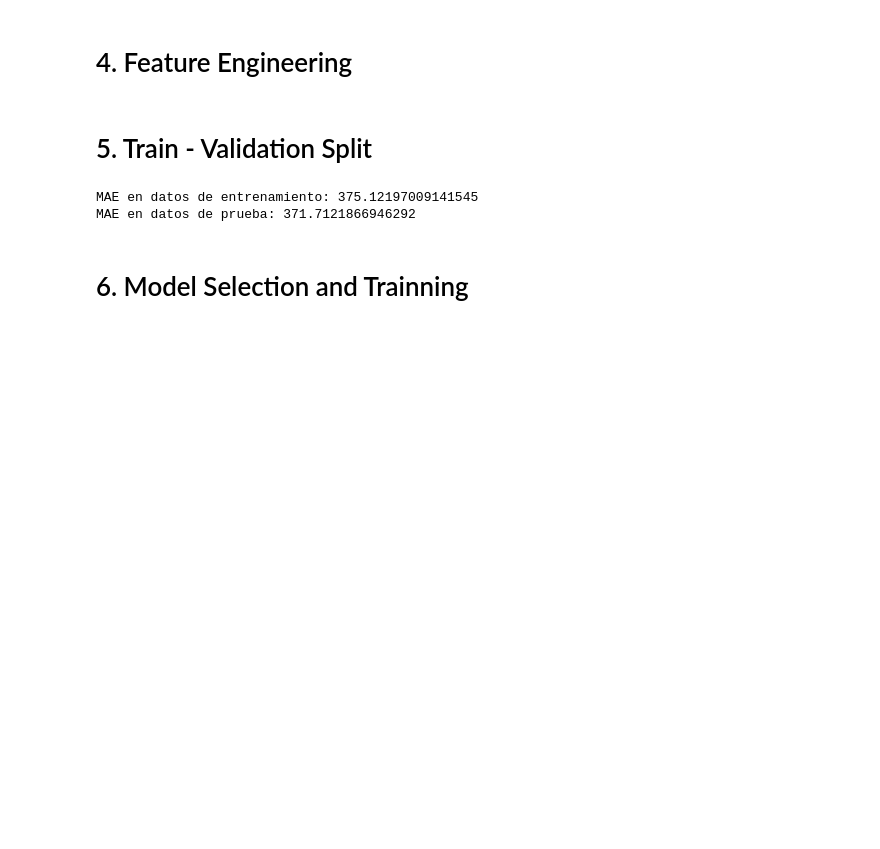
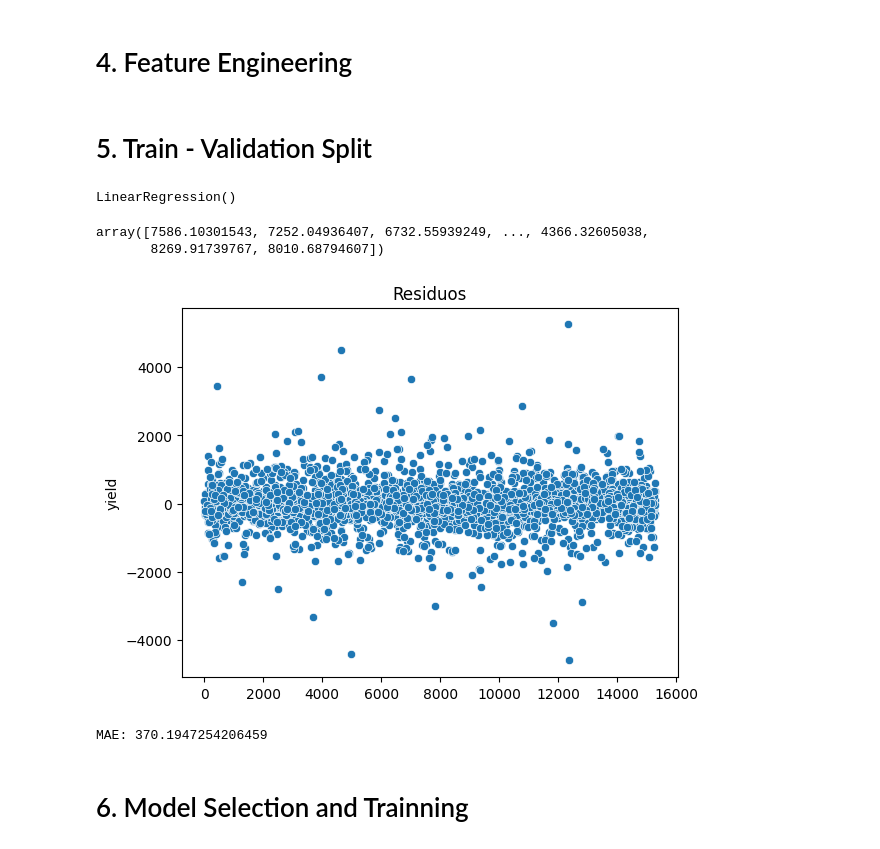
Before and after one commit to iayasa/Prediction-of-Wild-Blueberry-Yield, a Jupyter notebook: Prediction_model.ipynb, the cells around one changed output. Cells and saved outputs as stored; diff of their text form; code cells hidden in the pictures; blank space fills up the shorter version.

Commit message:
Actualización_prediction_model

```diff
--- a/Prediction_model.ipynb
+++ b/Prediction_model.ipynb
@@ -8,9 +8,9 @@ import seaborn as sns
 # %% [markdown]
 # 2. Data Exploration
 # %%
-train_data = pd.read_csv("train.csv")
+df = pd.read_csv("train.csv")
 
-train_data.head()
+df.head()
 # %% [output]
 |  | id | clonesize | honeybee | bumbles | andrena | osmia | MaxOfUpperTRange | MinOfUpperTRange | ... |
 | 0 | 0 | 25.0 | 0.50 | 0.25 | 0.75 | 0.50 | 69.7 | 42.1 | ... |
@@ -74,45 +74,41 @@ plt.show()
 # 4. Feature Engineering
 # %% [markdown]
 # 5. Train - Validation Split
-# %%
-from sklearn.model_selection import train_test_split
-from sklearn.linear_model import LinearRegression
-from sklearn.metrics import mean_absolute_error
-from sklearn.preprocessing import StandardScaler
-
-# Seleccionar las variables predictoras
-X = train_data[['fruitset', 'fruitmass', 'seeds', 'clonesize']]
-y = train_data['yield']
-
-# Dividir los datos en conjuntos de entrenamiento y prueba
-X_train, X_test, y_train, y_test = train_test_split(X, y, test_size=0.2, random_state=42)
-
-# Crear una instancia del escalador
-scaler = StandardScaler()
-
-# Escalar las variables predictoras en los conjuntos de entrenamiento y prueba
-X_train_scaled = scaler.fit_transform(X_train)
-X_test_scaled = scaler.transform(X_test)
-
-# Crear una instancia del modelo de regresión lineal
-model = LinearRegression()
-
-# Ajustar el modelo a los datos de entrenamiento escalados
-model.fit(X_train_scaled, y_train)
-
-# Predecir los valores en los conjuntos de entrenamiento y prueba
-y_train_pred = model.predict(X_train_scaled)
-y_test_pred = model.predict(X_test_scaled)
-
-# Calcular el MAE en los conjuntos de entrenamiento y prueba
-mae_train = mean_absolute_error(y_train, y_train_pred)
-mae_test = mean_absolute_error(y_test, y_test_pred)
-
-print("MAE en datos de entrenamiento:", mae_train)
-print("MAE en datos de prueba:", mae_test)
-# %% [output]
-MAE en datos de entrenamiento: 375.12197009141545
-MAE en datos de prueba: 371.7121866946292
+# %%
+from sklearn.model_selection import train_test_split
+
+X = df[["fruitset", 'seeds', "fruitmass", 'osmia','andrena', 'honeybee', 'clonesize', 'RainingDays', "AverageRainingDays"]]
+y = df["yield"]
+
+X_train, X_test, y_train, y_test = train_test_split(X, y, test_size=0.2, random_state=0)
+# %%
+from sklearn.linear_model import LinearRegression
+
+linealmodel=LinearRegression()
+linealmodel.fit(X_train, y_train)
+# %% [output]
+LinearRegression()
+# %%
+y_hat = linealmodel.predict(X_test)
+y_hat
+# %% [output]
+array([7586.10301543, 7252.04936407, 6732.55939249, ..., 4366.32605038,
+       8269.91739767, 8010.68794607])
+# %%
+res = y_test - y_hat
+sns.scatterplot(res)
+plt.title("Residuos");
+# %% [output]
+[figure, added]
+# %%
+from sklearn.metrics import mean_absolute_error
+
+
+mae = mean_absolute_error(y_test, y_hat)
+
+print("MAE:", mae)
+# %% [output]
+MAE: 370.1947254206459
 # %% [markdown]
 # 6. Model Selection and Trainning
 # %% [markdown]
```
Also changed, not shown: parts of 4 cells of this notebook, 1 other file.
